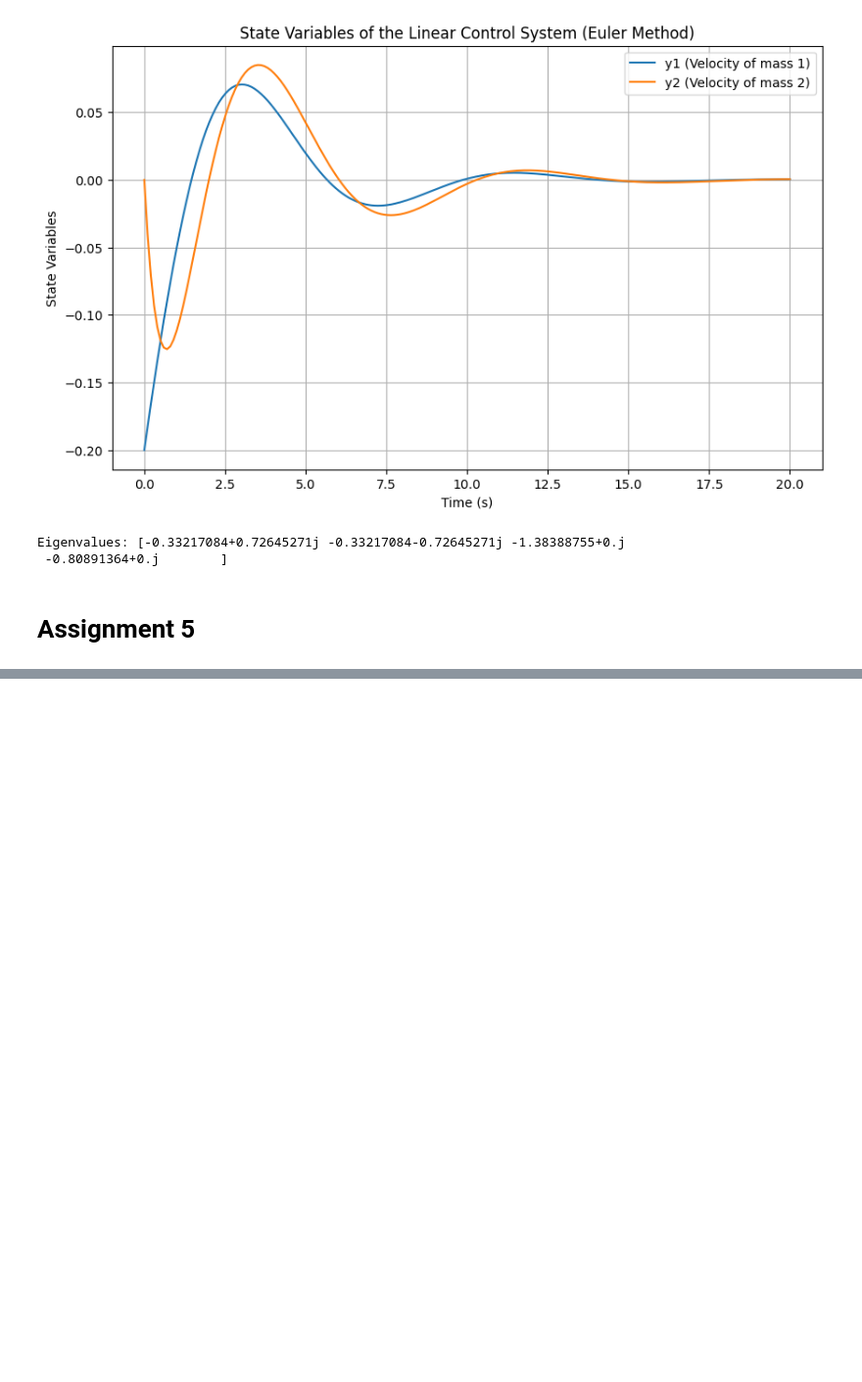
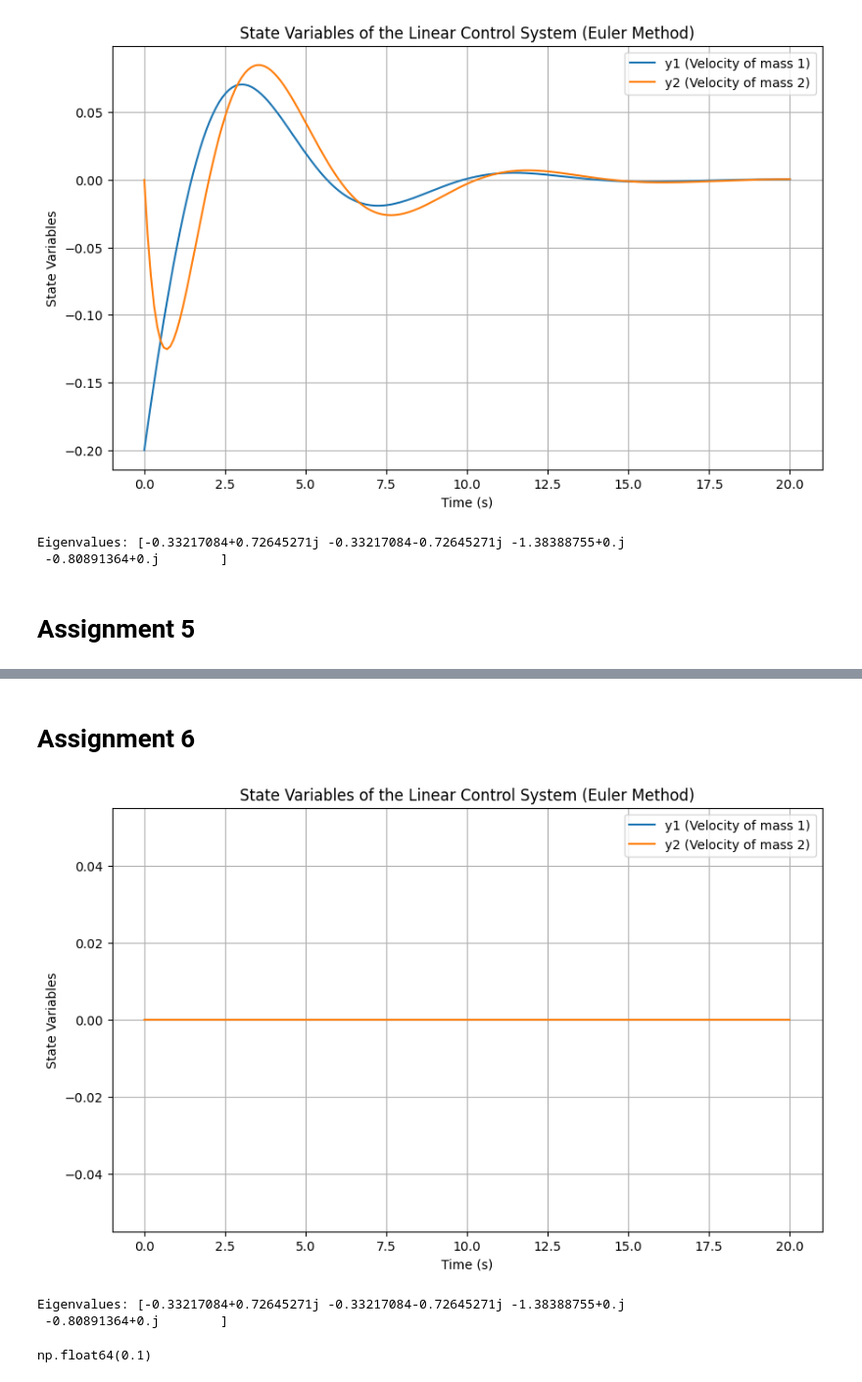
Before and after one commit to FranDeLio/Systems_Theory_Project, a Jupyter notebook: euler_method.ipynb, the cells around one changed output, grey strips where cells are left out. Shown: that part at 98% size. Saved outputs shown, nothing was run; the diff lists cells and outputs as text; code cells hidden in the pictures; blank space fills up the shorter version.

```diff
--- a/euler_method.ipynb
+++ b/euler_method.ipynb
@@ -156,0 +168,22 @@ plt.show()
+# %% [markdown]
+# Assignment 6
+# %%
+u = lambda t: 0.1 * np.cos(-0.6981*(t-7.25)) if 5 <= t <= 9.5 else 0
+z = lambda t: 3
+
+input_parameters = {"m1":1400, "d1": 1000, "k1": 1000,
+                    "m2": 100, "d2": 200, "k2": 100}
+initial_conditions = {"x1": 0, "x2": 0, "x3": 0, "x4": 0}
+
+model = LinearControlSystem(input_parameters, u=u, z=z, time=20)
+model.solve(initial_conditions)
+model.plot()
+model.compute_eigenvalues()
+# %% [output]
+[figure, added]
+Eigenvalues: [-0.33217084+0.72645271j -0.33217084-0.72645271j -1.38388755+0.j
+ -0.80891364+0.j        ]
+# %%
+u(7.25)
+# %% [output]
+np.float64(0.1)
```
Also changed, not shown: parts of 5 cells of this notebook.
